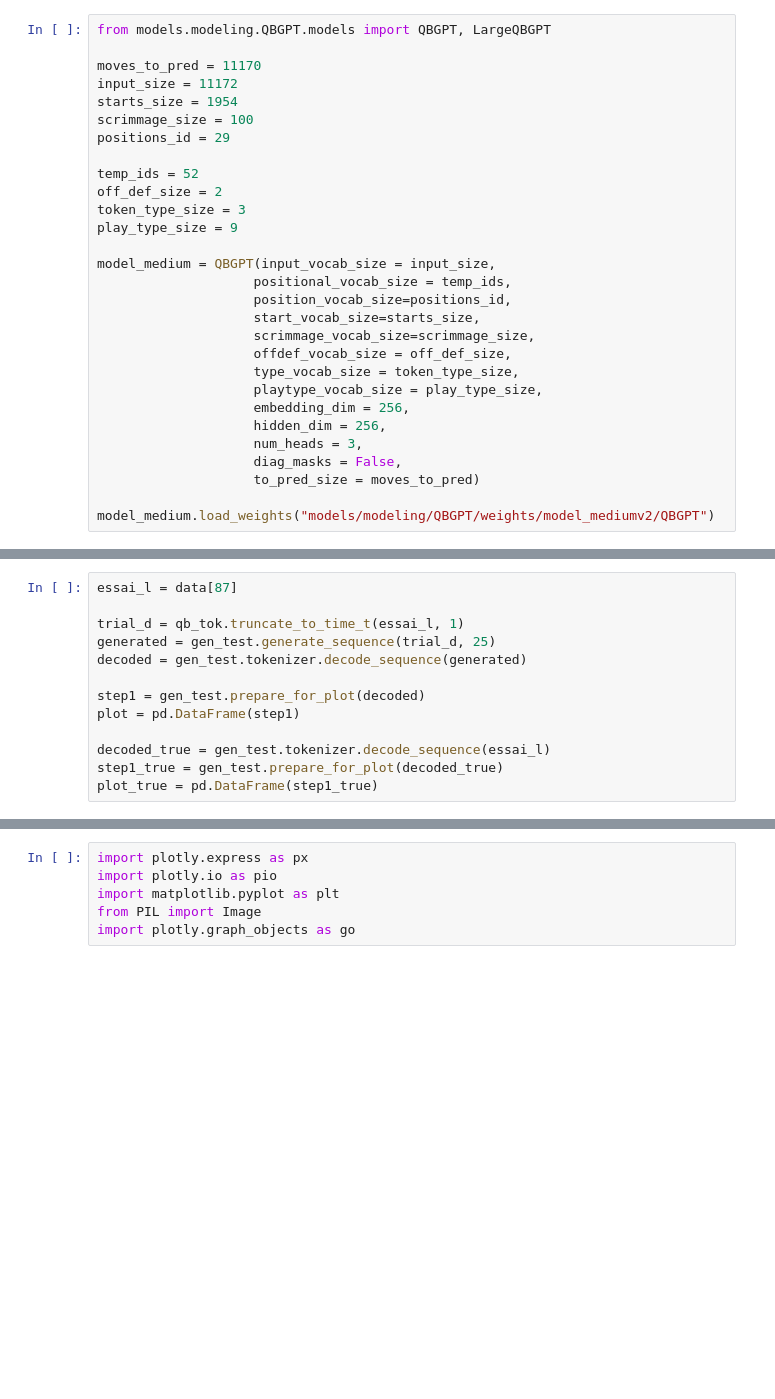
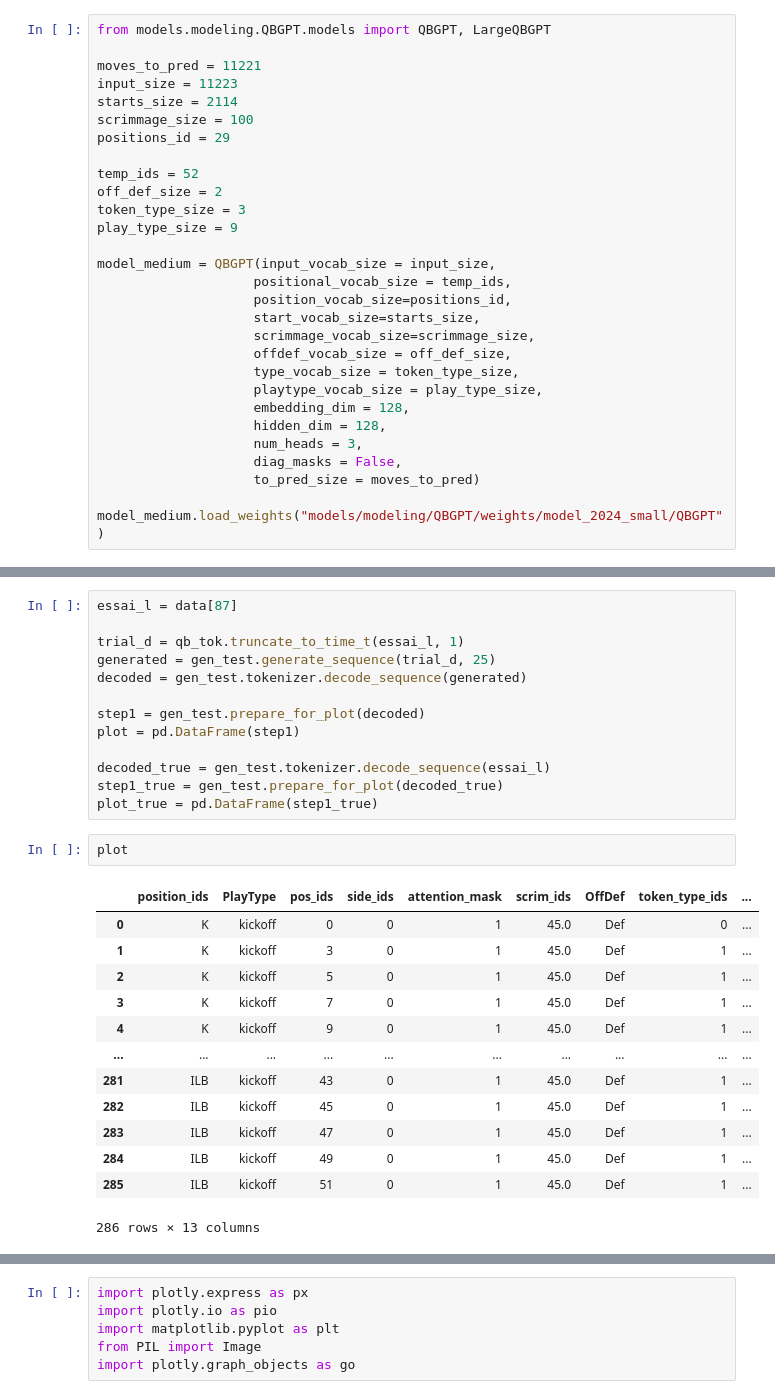
Before and after one commit to samchaineau/QB-GPT, a Jupyter notebook: notebooks/QBGPT/7_play_generation.ipynb, the cells around one changed output, grey strips where cells are left out. Saved outputs shown, nothing was run; the diff lists cells and outputs as text; blank space fills up the shorter version.

```diff
--- a/notebooks/QBGPT/7_play_generation.ipynb
+++ b/notebooks/QBGPT/7_play_generation.ipynb
@@ -48,9 +70,9 @@ qb_tok = tokenizer(moves_index="indexv2/moves_index.parquet",
 # %%
 from models.modeling.QBGPT.models import QBGPT, LargeQBGPT
 
-moves_to_pred = 11170
-input_size = 11172
-starts_size = 1954
+moves_to_pred = 11221
+input_size = 11223
+starts_size = 2114
 scrimmage_size = 100
 positions_id = 29
 
@@ -67,13 +89,13 @@ model_medium = QBGPT(input_vocab_size = input_size,
                     offdef_vocab_size = off_def_size,
                     type_vocab_size = token_type_size,
                     playtype_vocab_size = play_type_size,
-                    embedding_dim = 256,
-                    hidden_dim = 256,
+                    embedding_dim = 128,
+                    hidden_dim = 128,
                     num_heads = 3,
                     diag_masks = False,
                     to_pred_size = moves_to_pred)
 
-model_medium.load_weights("models/modeling/QBGPT/weights/model_mediumv2/QBGPT")
+model_medium.load_weights("models/modeling/QBGPT/weights/model_2024_small/QBGPT")
 # %% [output]
 <tensorflow.python.checkpoint.checkpoint.CheckpointLoadStatus at 0x...>
 # %%
@@ -168,3 +207,19 @@ plot = pd.DataFrame(step1)
 decoded_true = gen_test.tokenizer.decode_sequence(essai_l)
 step1_true = gen_test.prepare_for_plot(decoded_true)
 plot_true = pd.DataFrame(step1_true)
+# %%
+plot
+# %% [output]
+|  | position_ids | PlayType | pos_ids | side_ids | attention_mask | scrim_ids | OffDef | token_type_ids | ... |
+| 0 | K | kickoff | 0 | 0 | 1 | 45.0 | Def | 0 | ... |
+| 1 | K | kickoff | 3 | 0 | 1 | 45.0 | Def | 1 | ... |
+| 2 | K | kickoff | 5 | 0 | 1 | 45.0 | Def | 1 | ... |
+| 3 | K | kickoff | 7 | 0 | 1 | 45.0 | Def | 1 | ... |
+| 4 | K | kickoff | 9 | 0 | 1 | 45.0 | Def | 1 | ... |
+| ... | ... | ... | ... | ... | ... | ... | ... | ... | ... |
+| 281 | ILB | kickoff | 43 | 0 | 1 | 45.0 | Def | 1 | ... |
+| 282 | ILB | kickoff | 45 | 0 | 1 | 45.0 | Def | 1 | ... |
+| 283 | ILB | kickoff | 47 | 0 | 1 | 45.0 | Def | 1 | ... |
+| 284 | ILB | kickoff | 49 | 0 | 1 | 45.0 | Def | 1 | ... |
+| 285 | ILB | kickoff | 51 | 0 | 1 | 45.0 | Def | 1 | ... |
+286 rows × 13 columns
```
Also changed, not shown: parts of 7 cells of this notebook, 16 other files.
